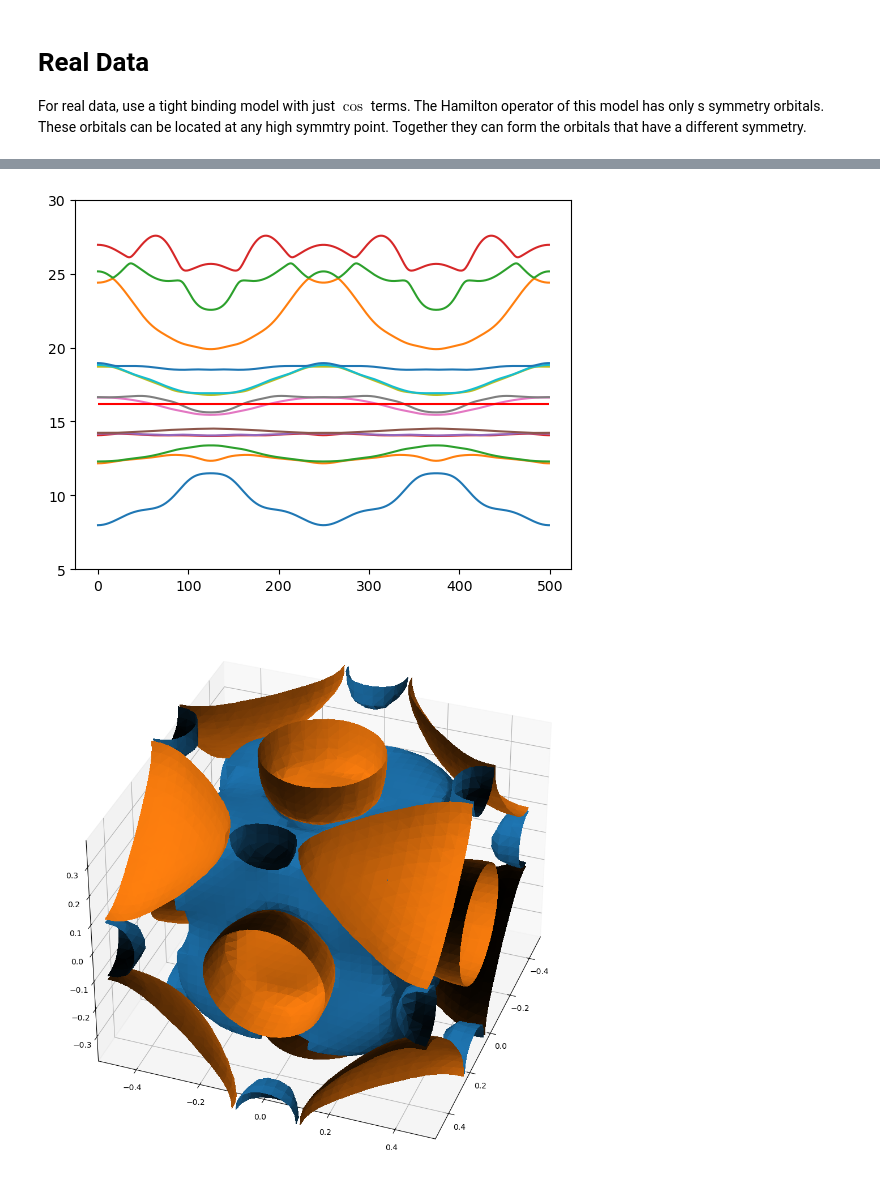
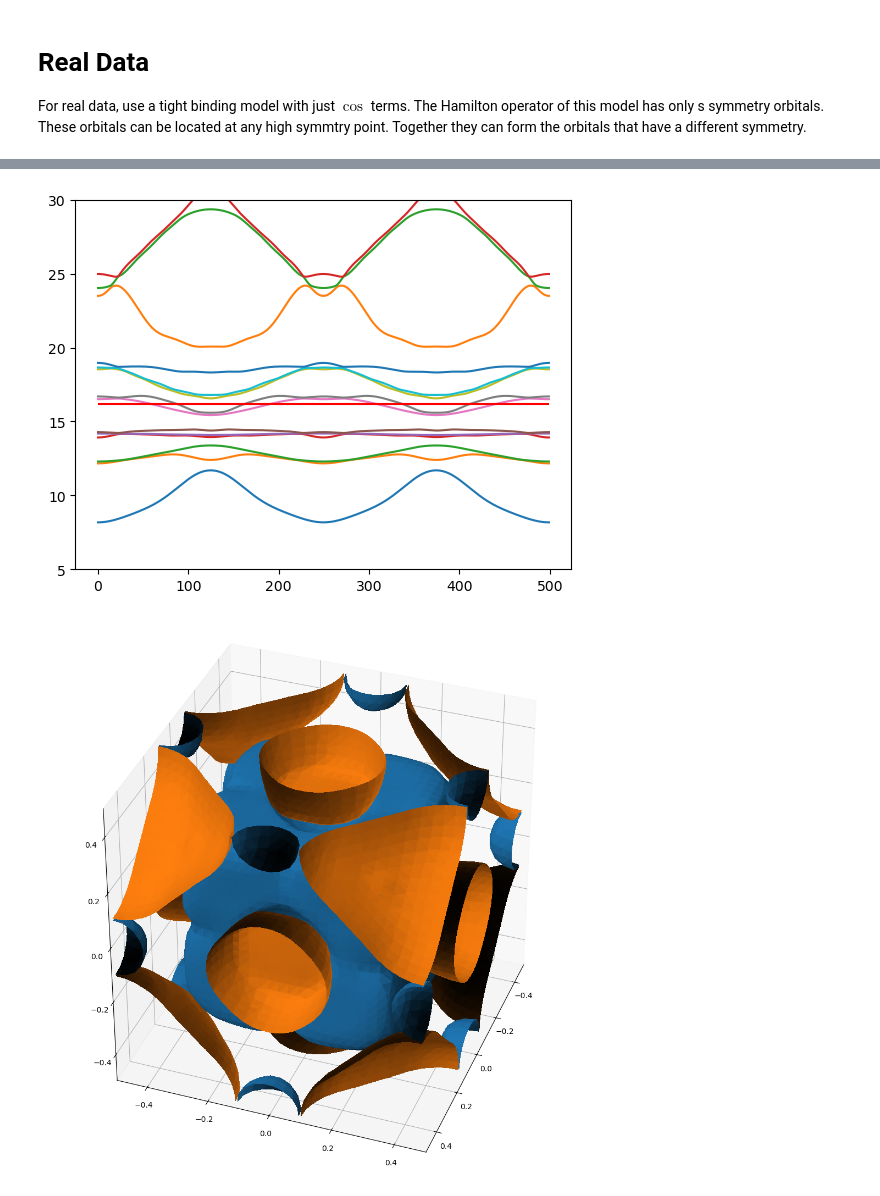
Before and after one commit to redweasel/tight-binding, a Jupyter notebook: notebooks/Bandstructure.ipynb, the cells around one changed output, grey strips where cells are left out. Drawn from its saved outputs; the diff is of its cells as text; code cells hidden in the pictures.

```diff
--- a/notebooks/Bandstructure.ipynb
+++ b/notebooks/Bandstructure.ipynb
@@ -203,9 +195,10 @@ plot_bands_generic(k_smpl, ref_bands, '-')
 # %%
-# read the data from Bandx.dat from Quantum Espresso
-material = qe.QECrystal("nitinol_2_993", [], [], [], 0)
-k_smpl, ref_weights, ref_bands, symmetries, fermi_energy = material.read_bands()
+material = qe.from_disk("nitinol_2_993")
+k_smpl, ref_bands, symmetries, fermi_energy = material.read_bands_crystal()
 all_ref_bands = ref_bands
 ref_bands = ref_bands[:,8:]
+sym = Symmetry(symmetries)
+ref_weights = sym.k_weight(k_smpl)
 
 # now start my algorithm to find good matrices
 add_bands = 0
@@ -218,13 +211,10 @@ weights[7] = 1
 weights[-1] = 0.5
 
 neighbors = ((0, 0, 0), (1, 0, 0), (1, 1, 0), (1, 1, 1), (2, 0, 0), (2, 1, 0), (2, 1, 1), (2, 2, 1), (3, 0, 0), (3, 1, 0), (2, 2, 2)) # works well
-tb_nitinol = BandStructureModel.init_tight_binding_from_ref(Symmetry.cubic(True), neighbors, k_smpl, ref_bands, band_offset, add_bands, cos_reduced=True)
+tb_nitinol = BandStructureModel.init_tight_binding_from_ref(sym, neighbors, k_smpl, ref_bands, band_offset, add_bands, cos_reduced=True)
 #tb_nitinol = BandStructureModel.load("ni.repr") # careful this overrides the configuration
 tb_nitinol.optimize(k_smpl, ref_weights, ref_bands, weights, band_offset, 100, 1, train_k0=True, learning_rate=0.5, max_accel_global=2.0, regularization=0.999)
 tb_nitinol.optimize(k_smpl, ref_weights, ref_bands, weights, band_offset, 1000, 1, train_k0=True, learning_rate=0.5, max_accel_global=8.0, regularization=1.0)
-
-#plot_bands_generic(k_smpl, ref_bands, '.')
-#tb_nitinol.plot_bands(k_smpl)
 
 path = kpaths.KPath('G').to('X').to('M').to('R').to('G').to('M')
 interpolator = kpaths.interpolate(k_smpl, ref_bands, Symmetry.cubic(True), method='cubic')
@@ -304,11 +287,10 @@ plt.hlines(fermi_energy, 0, len(k_line)-1, 'r')
 plt.ylim(5, 30)
 plt.show()
 # %% [output]
-[figure, old version]
+[figure, new version]
 # %%
-importlib.reload(fs)
 # plot the fermi surface
 fermi_energy = 16.157
 fs.plot_3D_fermi_surface(tb_nitinol, fermi_energy, N=32)
 # %% [output]
-[figure, old version]
+[figure, new version]
```
Also changed, not shown: parts of 11 cells of this notebook, 14 other files.
